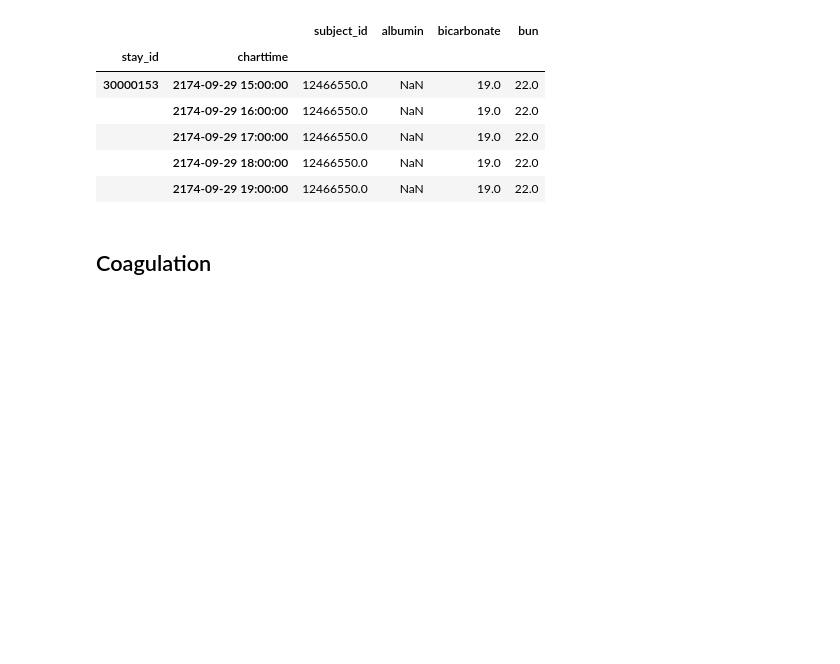
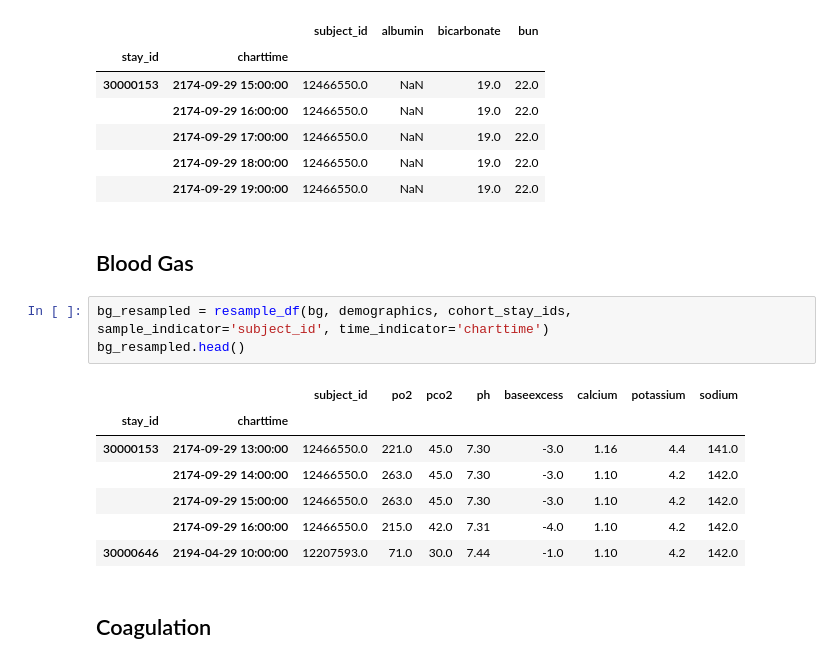
Before and after one commit to aegis301/MIMICTimeSeries, a Jupyter notebook: DataPreparation.ipynb, the cells around one changed output. Saved outputs shown, nothing was run; the diff lists cells and outputs as text; blank space fills up the shorter version.

Commit message:
feature: add blood gas to features

```diff
--- a/DataPreparation.ipynb
+++ b/DataPreparation.ipynb
@@ -286,6 +299,19 @@ chemistry_resampled.head()
 |  | 2174-09-29 17:00:00 | 12466550.0 | NaN | 19.0 | 22.0 |
 |  | 2174-09-29 18:00:00 | 12466550.0 | NaN | 19.0 | 22.0 |
 |  | 2174-09-29 19:00:00 | 12466550.0 | NaN | 19.0 | 22.0 |
+# %% [markdown]
+## Blood Gas
+# %%
+bg_resampled = resample_df(bg, demographics, cohort_stay_ids, sample_indicator='subject_id', time_indicator='charttime')
+bg_resampled.head()
+# %% [output]
+|  |  | subject_id | po2 | pco2 | ph | baseexcess | calcium | potassium | sodium |
+| stay_id | charttime |  |  |  |  |  |  |  |  |
+| 30000153 | 2174-09-29 13:00:00 | 12466550.0 | 221.0 | 45.0 | 7.30 | -3.0 | 1.16 | 4.4 | 141.0 |
+|  | 2174-09-29 14:00:00 | 12466550.0 | 263.0 | 45.0 | 7.30 | -3.0 | 1.10 | 4.2 | 142.0 |
+|  | 2174-09-29 15:00:00 | 12466550.0 | 263.0 | 45.0 | 7.30 | -3.0 | 1.10 | 4.2 | 142.0 |
+|  | 2174-09-29 16:00:00 | 12466550.0 | 215.0 | 42.0 | 7.31 | -4.0 | 1.10 | 4.2 | 142.0 |
+| 30000646 | 2194-04-29 10:00:00 | 12207593.0 | 71.0 | 30.0 | 7.44 | -1.0 | 1.10 | 4.2 | 142.0 |
 # %% [markdown]
 ## Coagulation
 # %%
```
Also changed, not shown: parts of 7 cells of this notebook, 1 other file.
